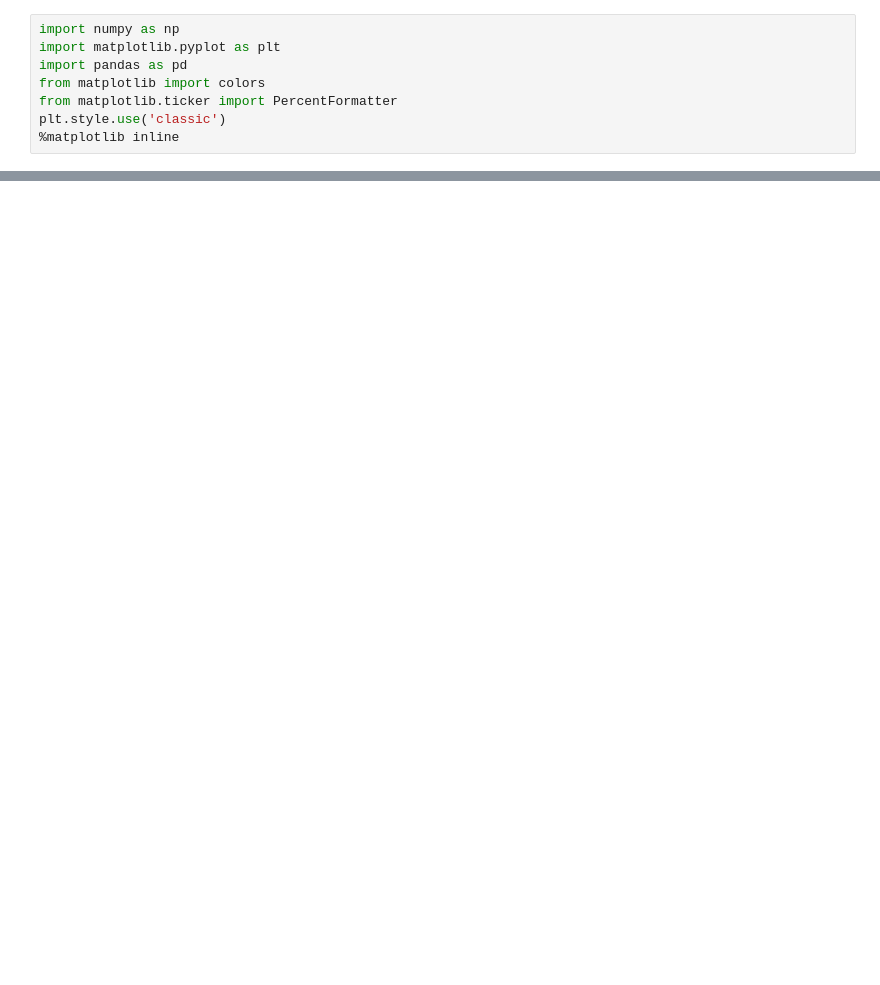
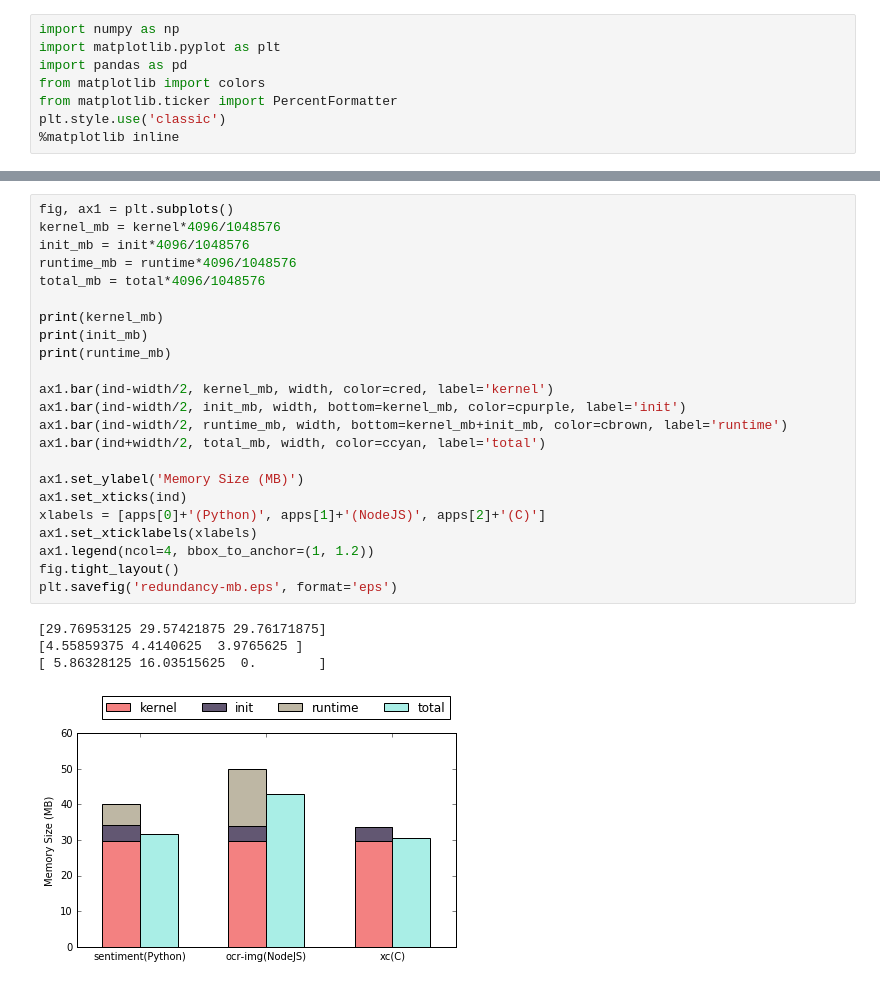
Before and after one commit to princeton-sns/firecracker-tools, a Jupyter notebook: measurements/mem-usage.ipynb, the cells around one changed output, grey strips where cells are left out. Drawn from its saved outputs; the diff is of its cells as text; blank space fills up the shorter version.

```diff
--- a/measurements/mem-usage.ipynb
+++ b/measurements/mem-usage.ipynb
@@ -164,0 +99,28 @@ fig.tight_layout()
+# %%
+fig, ax1 = plt.subplots()
+kernel_mb = kernel*4096/1048576
+init_mb = init*4096/1048576
+runtime_mb = runtime*4096/1048576
+total_mb = total*4096/1048576
+
+print(kernel_mb)
+print(init_mb)
+print(runtime_mb)
+
+ax1.bar(ind-width/2, kernel_mb, width, color=cred, label='kernel')
+ax1.bar(ind-width/2, init_mb, width, bottom=kernel_mb, color=cpurple, label='init')
+ax1.bar(ind-width/2, runtime_mb, width, bottom=kernel_mb+init_mb, color=cbrown, label='runtime')
+ax1.bar(ind+width/2, total_mb, width, color=ccyan, label='total')
+
+ax1.set_ylabel('Memory Size (MB)')
+ax1.set_xticks(ind)
+xlabels = [apps[0]+'(Python)', apps[1]+'(NodeJS)', apps[2]+'(C)']
+ax1.set_xticklabels(xlabels)
+ax1.legend(ncol=4, bbox_to_anchor=(1, 1.2))
+fig.tight_layout()
+plt.savefig('redundancy-mb.eps', format='eps')
+# %% [output]
+[29.76953125 29.57421875 29.76171875]
+[4.55859375 4.4140625  3.9765625 ]
+[ 5.86328125 16.03515625  0.        ]
+[figure, added]
```
Also changed, not shown: parts of 21 cells of this notebook, 5 other files.
